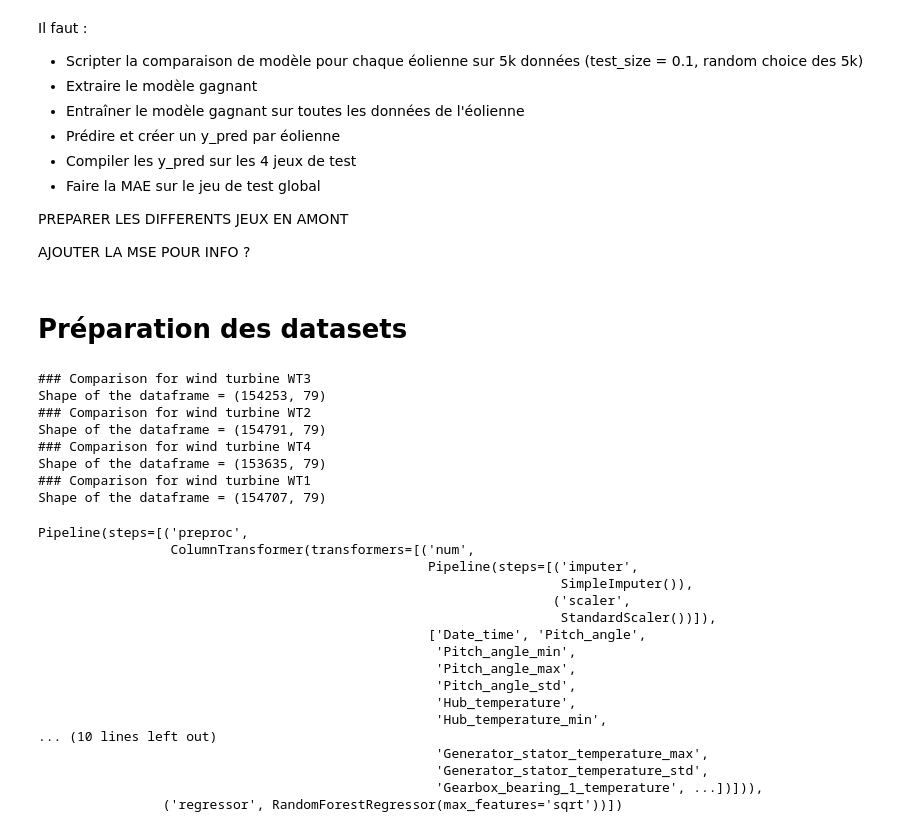
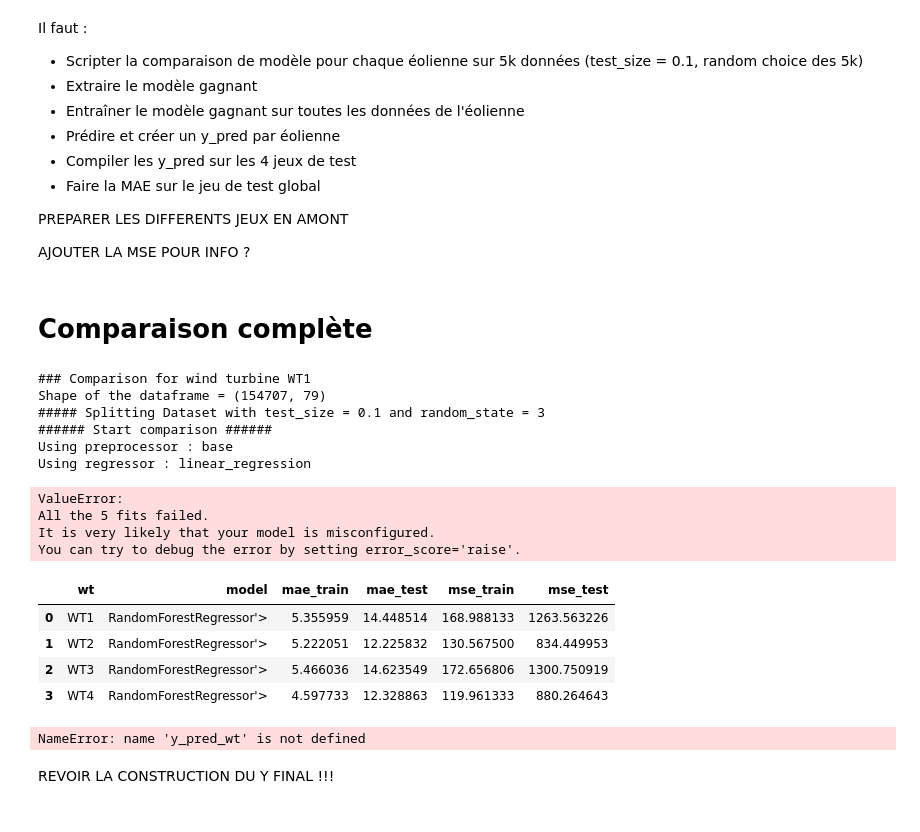
Before and after one commit to nsimonovici/Datacamp-engie, a Jupyter notebook: datacamp_engie_nsi.ipynb, the cells around one changed output. Cells and saved outputs as stored; diff of their text form; code cells hidden in the pictures.

Commit message:
full comparison of wt was working, need to fix it and rebuild y_final for final mae

```diff
--- a/datacamp_engie_nsi.ipynb
+++ b/datacamp_engie_nsi.ipynb
@@ -420,9 +402,11 @@ Il faut :
 PREPARER LES DIFFERENTS JEUX EN AMONT
 
 AJOUTER LA MSE POUR INFO ?
-# %% [markdown]
-# Préparation des datasets
+# %% [markdown]
+# Comparaison complète
 # %%
+start_time = time.time()
+
 sample_size = 5000
 seed = 3
 test_size = 0.1
@@ -431,7 +415,10 @@ metrics = ['mae', 'mse']
 results_wt = {}
 y_pred_wt = {}
 
-for eolienne in data_raw.MAC_CODE.unique():
+array_wt = data_raw.MAC_CODE.unique()
+array_wt.sort()
+
+for eolienne in array_wt:
     print(f"### Comparison for wind turbine {eolienne}")
 
     results_wt[eolienne] = {}
@@ -486,10 +473,10 @@ for eolienne in data_raw.MAC_CODE.unique():
 
     # Selection du meilleur modèle selon la MAE sur le jeu de test lors de la recherche sur grille
     best = df_results[df_results.mae_test == df_results.mae_test.min()]
-    best_model = best.model
+    best_model = best.model.iloc[0]
 
     results_wt[eolienne]['best_model'] = best_model
-    results_wt[eolienne]['best_params'] = best.params
+    results_wt[eolienne]['best_params'] = best.params.iloc[0]
 
     # Préparation de l'ensemble du dataset de l'éolienne
     X_full = data_wt.drop(columns=['ID', 'MAC_CODE', 'TARGET'])
@@ -504,7 +491,7 @@ for eolienne in data_raw.MAC_CODE.unique():
     prevision = best_model.predict(X_test_wt)
 
     # Sauvegarde du y_pred de l'éolienne
-    y_pred_wt[eolienne] = prevision
+    y_pred_wt[eolienne] = best_model.predict(X_full)
 
     scores = {}
     for metric in metrics:
@@ -518,32 +505,44 @@ for eolienne in data_raw.MAC_CODE.unique():
             scores[metric]['test'] = mean_squared_error(y_true=y_test_wt, y_pred=prevision)
 
     results_wt[eolienne]['metrics'] = scores
+
+duration = time.time() - start_time
+print(f"Total duration of computation = {duration / 60} minutes")
 # %% [output]
-### Comparison for wind turbine WT3
-Shape of the dataframe = (154253, 79)
-### Comparison for wind turbine WT2
-Shape of the dataframe = (154791, 79)
-### Comparison for wind turbine WT4
-Shape of the dataframe = (153635, 79)
 ### Comparison for wind turbine WT1
 Shape of the dataframe = (154707, 79)
+##### Splitting Dataset with test_size = 0.1 and random_state = 3
+###### Start comparison ######
+Using preprocessor : base
+Using regressor : linear_regression
+ValueError:
+All the 5 fits failed.
+It is very likely that your model is misconfigured.
+You can try to debug the error by setting error_score='raise'.
+# %%
+data_results = []
+index_results = ['wt', 'model', 'mae_train', 'mae_test', 'mse_train', 'mse_test']
+
+for wt in results_wt.keys():
+    data_results_wt = [wt]
+    best_model = str(type(results_wt['WT1']['best_model'].named_steps['regressor'])).split('.')[-1]
+    data_results_wt.append(best_model)
+
+    for metric in results_wt[wt]['metrics'].keys():
+        for key, value in results_wt[wt]['metrics'][metric].items():
+            data_results_wt.append(value)
+
+    data_results.append(data_results_wt)
+
+df_results_wt = pd.DataFrame(data_results, columns=index_results)
+df_results_wt
+# %% [output]
+|  | wt | model | mae_train | mae_test | mse_train | mse_test |
+| 0 | WT1 | RandomForestRegressor'> | 5.355959 | 14.448514 | 168.988133 | 1263.563226 |
+| 1 | WT2 | RandomForestRegressor'> | 5.222051 | 12.225832 | 130.567500 | 834.449953 |
+| 2 | WT3 | RandomForestRegressor'> | 5.466036 | 14.623549 | 172.656806 | 1300.750919 |
+| 3 | WT4 | RandomForestRegressor'> | 4.597733 | 12.328863 | 119.961333 | 880.264643 |
 # %%
 y_pred_wt
 # %% [output]
-Pipeline(steps=[('preproc',
-                 ColumnTransformer(transformers=[('num',
-                                                  Pipeline(steps=[('imputer',
-                                                                   SimpleImputer()),
-                                                                  ('scaler',
-                                                                   StandardScaler())]),
-                                                  ['Date_time', 'Pitch_angle',
-                                                   'Pitch_angle_min',
-                                                   'Pitch_angle_max',
-                                                   'Pitch_angle_std',
-                                                   'Hub_temperature',
-                                                   'Hub_temperature_min',
-... (10 lines left out)
-                                                   'Generator_stator_temperature_max',
-                                                   'Generator_stator_temperature_std',
-                                                   'Gearbox_bearing_1_temperature', ...])])),
-                ('regressor', RandomForestRegressor(max_features='sqrt'))])
+NameError: name 'y_pred_wt' is not defined
@@ -551,0 +549,2 @@ results_wt
+# %% [markdown]
+REVOIR LA CONSTRUCTION DU Y FINAL !!!
```
Also changed, not shown: parts of 5 cells of this notebook, 1 other file.
